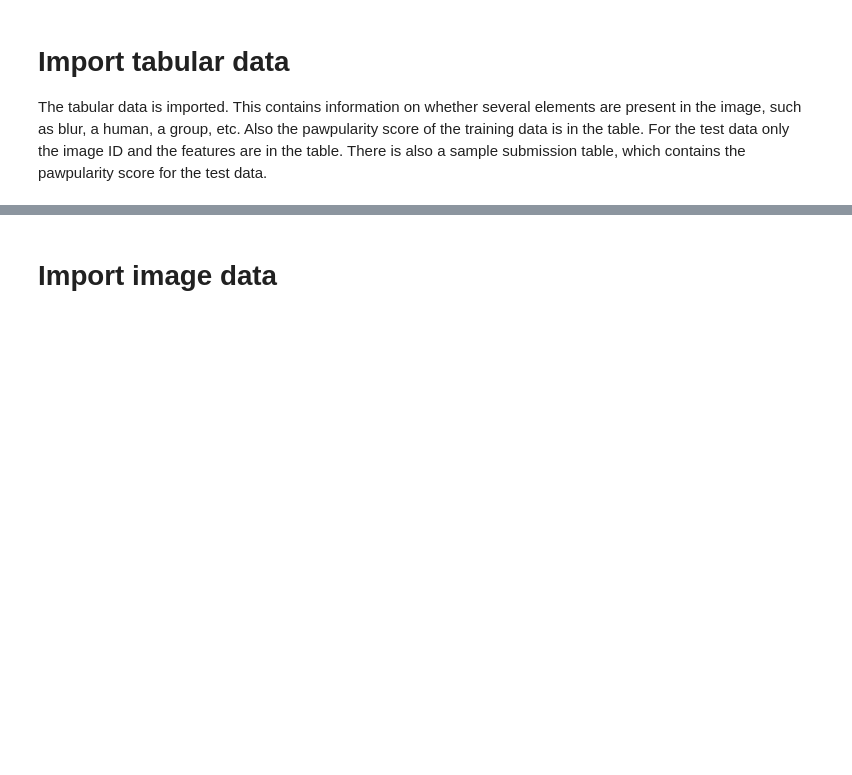
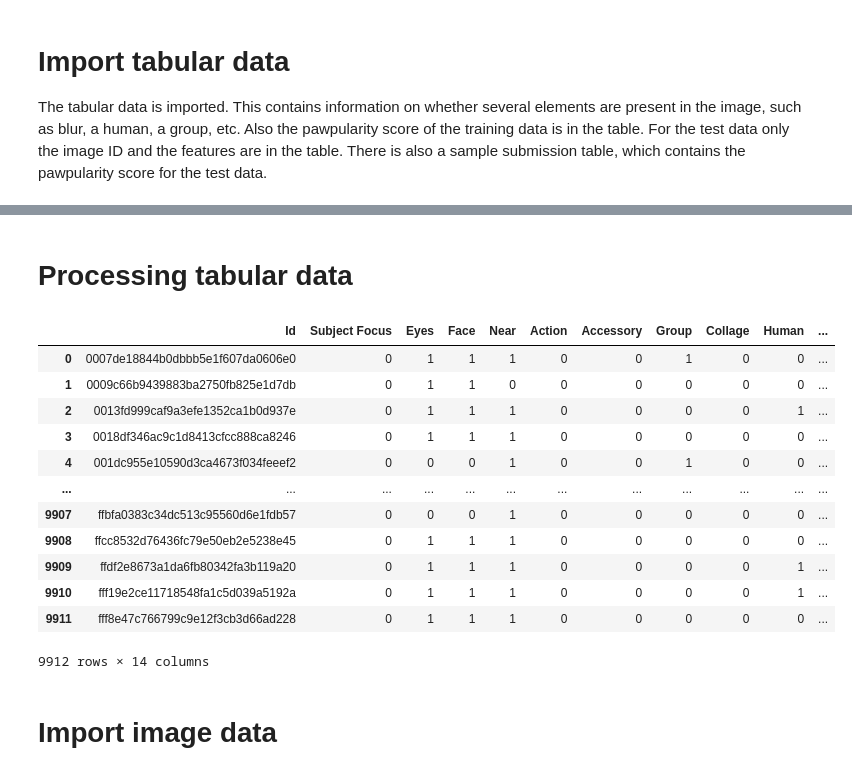
Before and after one commit to ilsefeenstra/CassBenteDemiIlse, a Jupyter notebook: Import_data.ipynb, the cells around one changed output, grey strips where cells are left out. Cells and saved outputs as stored; diff of their text form; code cells hidden in the pictures; blank space fills up the shorter version.

```diff
--- a/Import_data.ipynb
+++ b/Import_data.ipynb
@@ -18,3 +86,22 @@ csv_train_data.head()
+# %% [markdown]
+# Processing tabular data
+# %%
+# Drop rows with missing values (if NaN values are in dataframe)
+csv_train_data.dropna()
+# %% [output]
+|  | Id | Subject Focus | Eyes | Face | Near | Action | Accessory | Group | Collage | Human | ... |
+| 0 | 0007de18844b0dbbb5e1f607da0606e0 | 0 | 1 | 1 | 1 | 0 | 0 | 1 | 0 | 0 | ... |
+| 1 | 0009c66b9439883ba2750fb825e1d7db | 0 | 1 | 1 | 0 | 0 | 0 | 0 | 0 | 0 | ... |
+| 2 | 0013fd999caf9a3efe1352ca1b0d937e | 0 | 1 | 1 | 1 | 0 | 0 | 0 | 0 | 1 | ... |
+| 3 | 0018df346ac9c1d8413cfcc888ca8246 | 0 | 1 | 1 | 1 | 0 | 0 | 0 | 0 | 0 | ... |
+| 4 | 001dc955e10590d3ca4673f034feeef2 | 0 | 0 | 0 | 1 | 0 | 0 | 1 | 0 | 0 | ... |
+| ... | ... | ... | ... | ... | ... | ... | ... | ... | ... | ... | ... |
+| 9907 | ffbfa0383c34dc513c95560d6e1fdb57 | 0 | 0 | 0 | 1 | 0 | 0 | 0 | 0 | 0 | ... |
+| 9908 | ffcc8532d76436fc79e50eb2e5238e45 | 0 | 1 | 1 | 1 | 0 | 0 | 0 | 0 | 0 | ... |
+| 9909 | ffdf2e8673a1da6fb80342fa3b119a20 | 0 | 1 | 1 | 1 | 0 | 0 | 0 | 0 | 1 | ... |
+| 9910 | fff19e2ce11718548fa1c5d039a5192a | 0 | 1 | 1 | 1 | 0 | 0 | 0 | 0 | 1 | ... |
+| 9911 | fff8e47c766799c9e12f3cb3d66ad228 | 0 | 1 | 1 | 1 | 0 | 0 | 0 | 0 | 0 | ... |
+9912 rows × 14 columns
 # %% [markdown]
 # Import image data
 # %%
```
Also changed, not shown: parts of 4 cells of this notebook, 2 other files.
